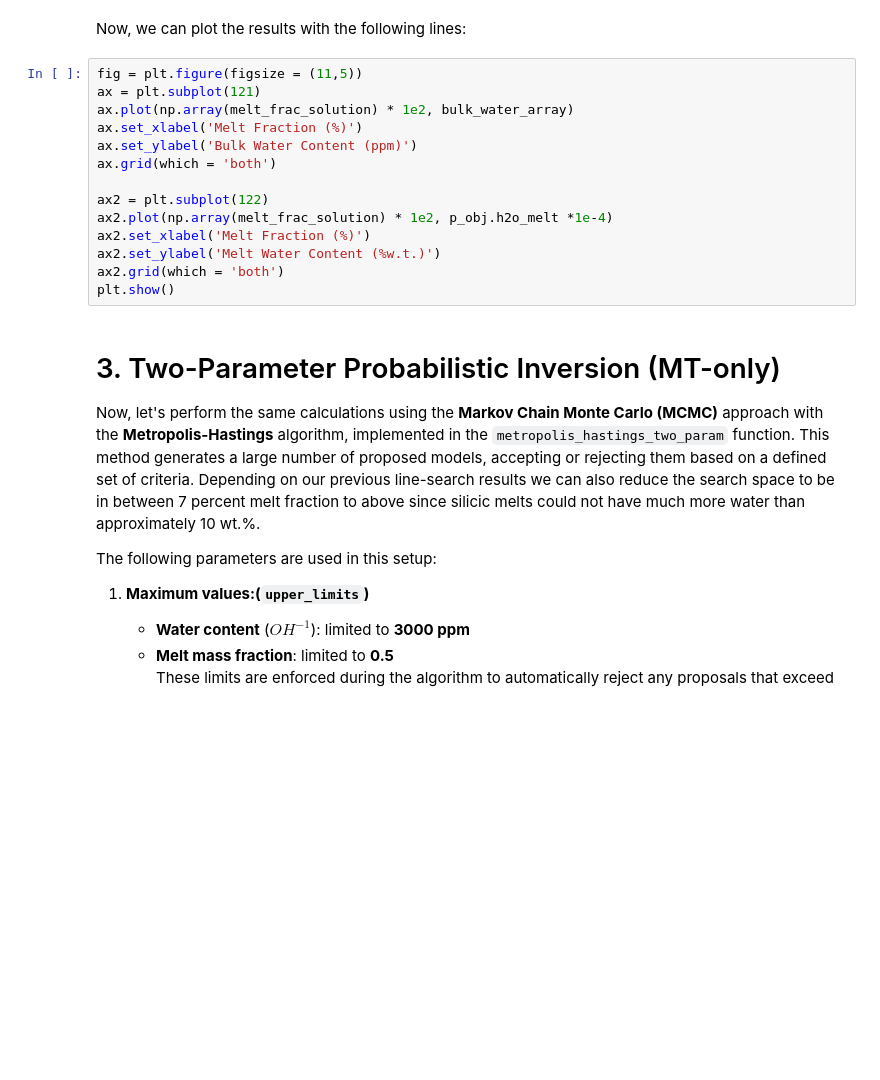
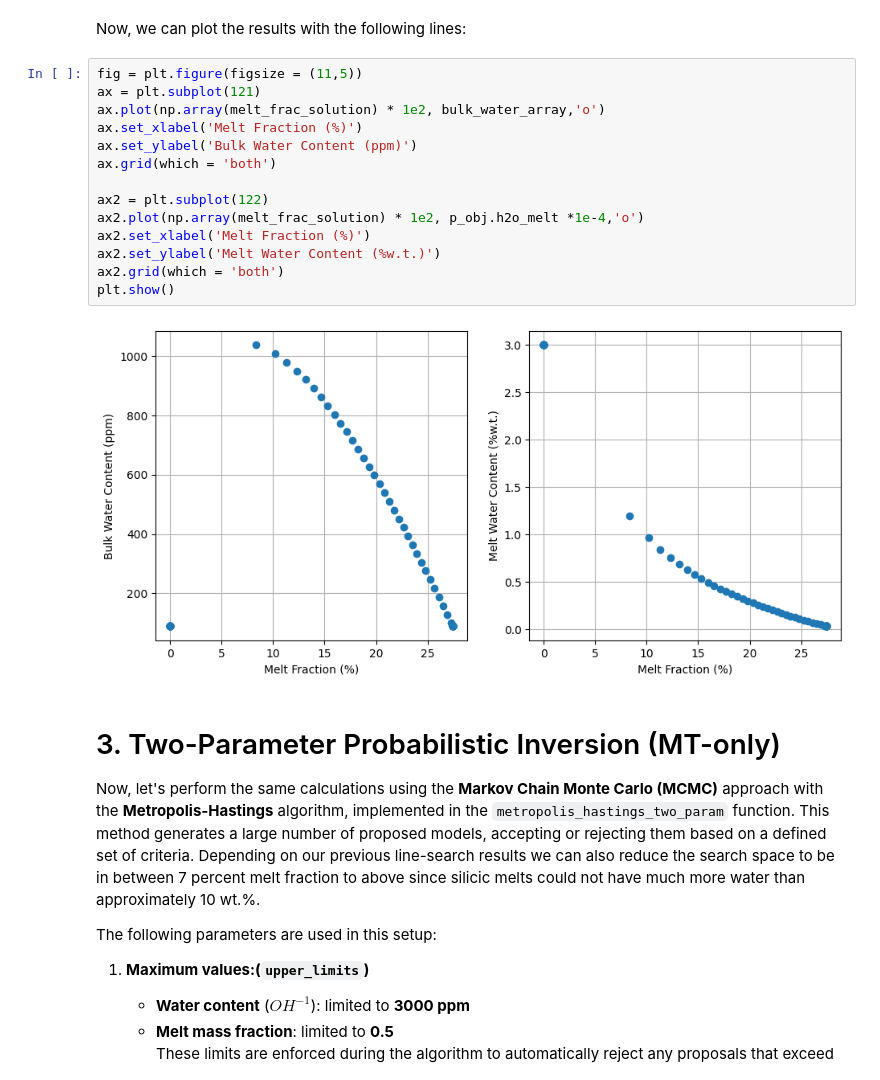
Before and after one commit to sinanozaydin/pide, a Jupyter notebook: examples/notebooks/11_Melt_Estimation.ipynb, the cells around one changed output. Drawn from its saved outputs; the diff is of its cells as text; blank space fills up the shorter version.

```diff
--- a/examples/notebooks/11_Melt_Estimation.ipynb
+++ b/examples/notebooks/11_Melt_Estimation.ipynb
@@ -224,17 +229,19 @@ Now, we can plot the results with the following lines:
 # %%
 fig = plt.figure(figsize = (11,5))
 ax = plt.subplot(121)
-ax.plot(np.array(melt_frac_solution) * 1e2, bulk_water_array)
+ax.plot(np.array(melt_frac_solution) * 1e2, bulk_water_array,'o')
 ax.set_xlabel('Melt Fraction (%)')
 ax.set_ylabel('Bulk Water Content (ppm)')
 ax.grid(which = 'both')
 
 ax2 = plt.subplot(122)
-ax2.plot(np.array(melt_frac_solution) * 1e2, p_obj.h2o_melt *1e-4)
+ax2.plot(np.array(melt_frac_solution) * 1e2, p_obj.h2o_melt *1e-4,'o')
 ax2.set_xlabel('Melt Fraction (%)')
 ax2.set_ylabel('Melt Water Content (%w.t.)')
 ax2.grid(which = 'both')
 plt.show()
+# %% [output]
+[figure, added]
 # %% [markdown]
 # 3. Two-Parameter Probabilistic Inversion (MT-only)
 
```
Also changed, not shown: parts of 4 cells of this notebook, 2 other files.
